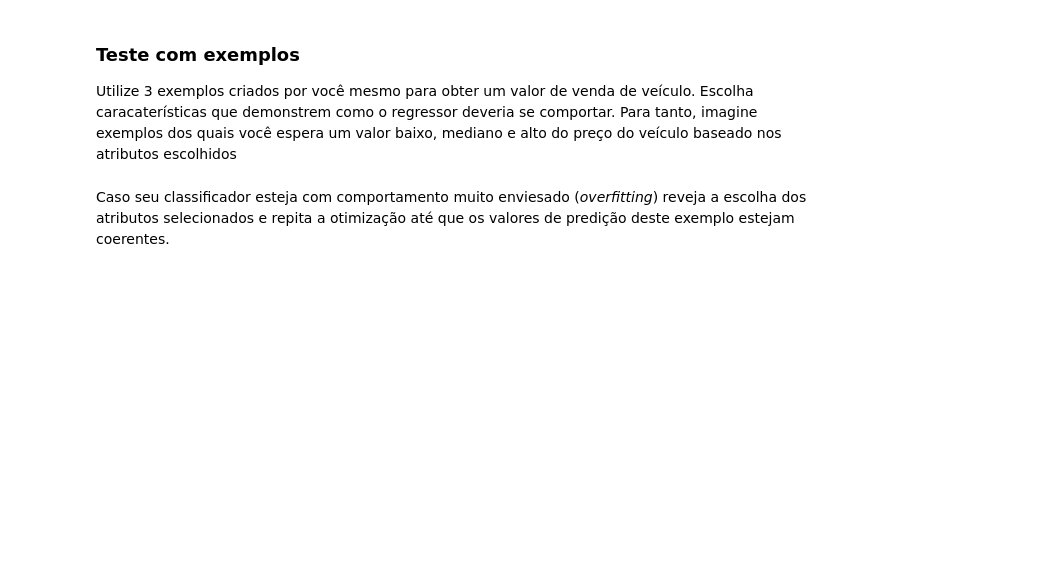
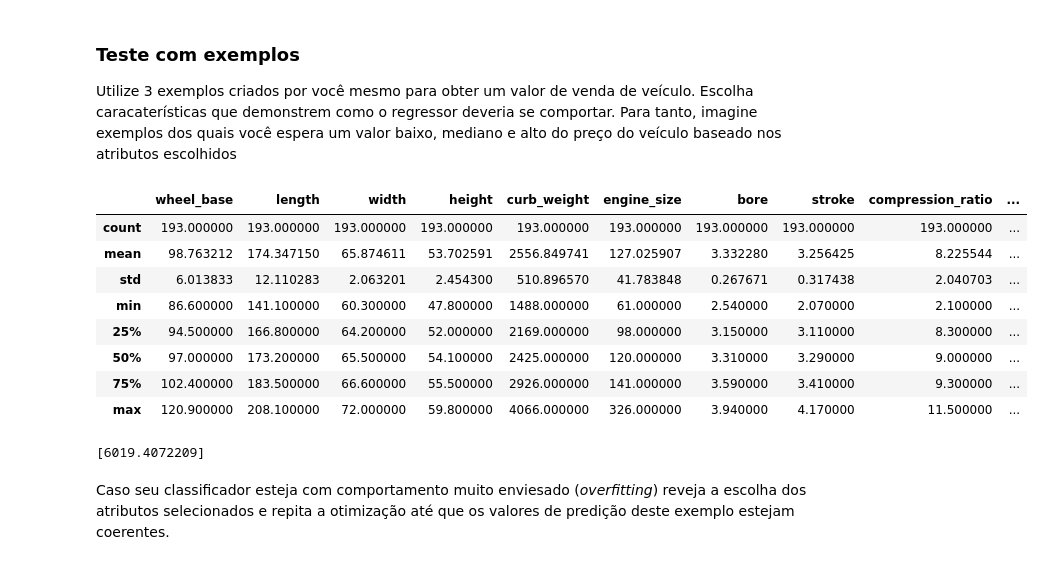
Before and after one commit to Alexeijn/fiap-ml-prog-ia-python-capstone, a Jupyter notebook: projeto-final/automobile-price-prediction.ipynb, the cells around one changed output. Drawn from its saved outputs; the diff is of its cells as text; code cells hidden in the pictures; blank space fills up the shorter version.

```diff
--- a/projeto-final/automobile-price-prediction.ipynb
+++ b/projeto-final/automobile-price-prediction.ipynb
@@ -793,3 +825,24 @@ test_example_3 = [[]]
+# %%
+numericos.describe()
+# %% [output]
+|  | wheel_base | length | width | height | curb_weight | engine_size | bore | stroke | compression_ratio | ... |
+| count | 193.000000 | 193.000000 | 193.000000 | 193.000000 | 193.000000 | 193.000000 | 193.000000 | 193.000000 | 193.000000 | ... |
+| mean | 98.763212 | 174.347150 | 65.874611 | 53.702591 | 2556.849741 | 127.025907 | 3.332280 | 3.256425 | 8.225544 | ... |
+| std | 6.013833 | 12.110283 | 2.063201 | 2.454300 | 510.896570 | 41.783848 | 0.267671 | 0.317438 | 2.040703 | ... |
+| min | 86.600000 | 141.100000 | 60.300000 | 47.800000 | 1488.000000 | 61.000000 | 2.540000 | 2.070000 | 2.100000 | ... |
+| 25% | 94.500000 | 166.800000 | 64.200000 | 52.000000 | 2169.000000 | 98.000000 | 3.150000 | 3.110000 | 8.300000 | ... |
+| 50% | 97.000000 | 173.200000 | 65.500000 | 54.100000 | 2425.000000 | 120.000000 | 3.310000 | 3.290000 | 9.000000 | ... |
+| 75% | 102.400000 | 183.500000 | 66.600000 | 55.500000 | 2926.000000 | 141.000000 | 3.590000 | 3.410000 | 9.300000 | ... |
+| max | 120.900000 | 208.100000 | 72.000000 | 59.800000 | 4066.000000 | 326.000000 | 3.940000 | 4.170000 | 11.500000 | ... |
+# %%
+#IMPLEMENTAÇÃO
+
+
+test_example_1 = predict([111, 2000, 50])
+#test_example_2 = predict([])
+#test_example_3 = predict([])
+# %% [output]
+[6019.4072209]
 # %% [markdown]
 Caso seu classificador esteja com comportamento muito enviesado (_overfitting_) reveja a escolha dos atributos selecionados e repita a otimização até que os valores de predição deste exemplo estejam coerentes.
 # %% [markdown]
```
Also changed, not shown: parts of 16 cells of this notebook.
